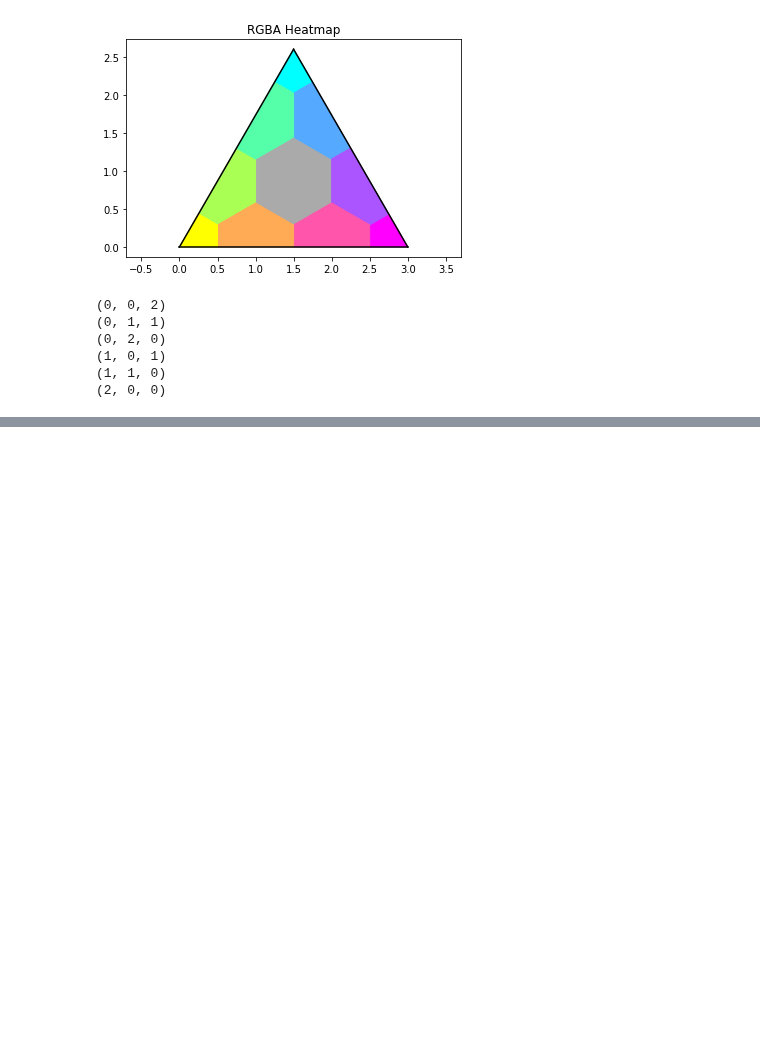
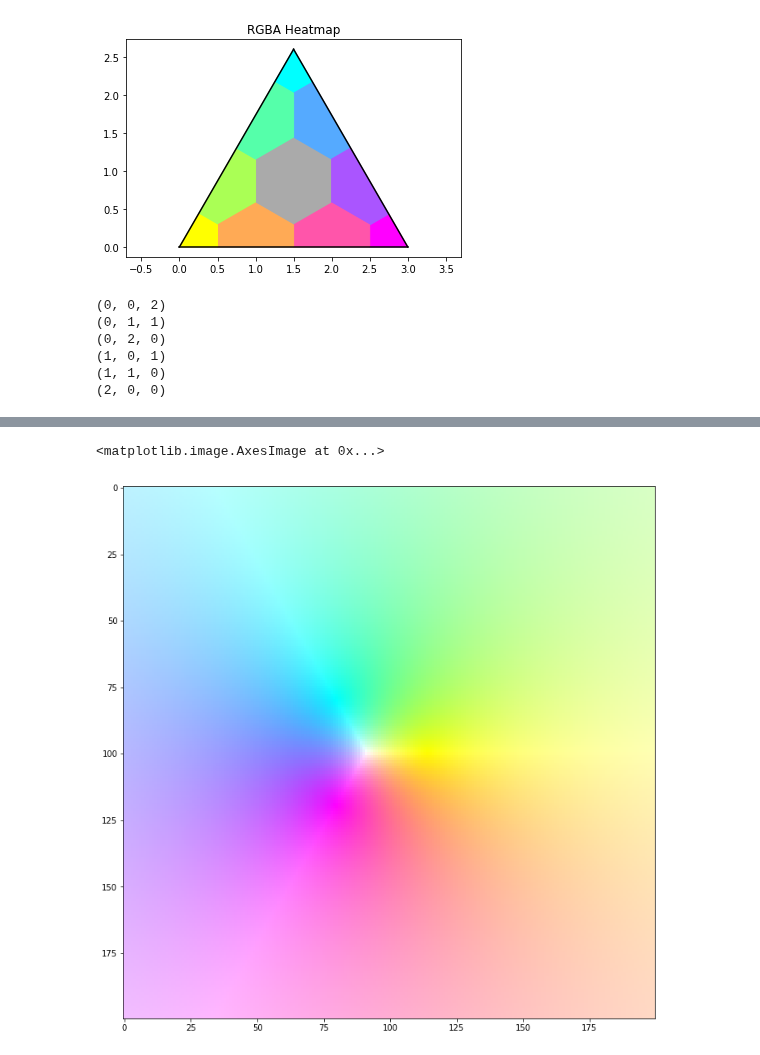
Before and after one commit to xdze2/xdze2.github.io-src, a Jupyter notebook: content/Diagramme_ternaire.ipynb, the cells around one changed output, grey strips where cells are left out. Cells and saved outputs as stored; diff of their text form; code cells hidden in the pictures; blank space fills up the shorter version.

```diff
--- a/content/Diagramme_ternaire.ipynb
+++ b/content/Diagramme_ternaire.ipynb
@@ -97,0 +128,24 @@ simplex_iterator?
+# %%
+X = np.linspace(-2, 3, 200)
+Y = np.linspace(-2, 3, 200)
+
+RGB = np.zeros((len(X), len(Y), 3))
+
+
+for i, x in enumerate(X):
+    for j, y in enumerate(Y):
+        Da = np.sqrt(  (x-ax)**2 + (y-ay)**2  )
+        Db = np.sqrt(  (x-bx)**2 + (y-by)**2  )
+        Dc = np.sqrt(  (x-cx)**2 + (y-cy)**2  )
+
+        Dabc = np.array([ Da, Db, Dc ])
+        # normalise
+        rgb = Dabc/ np.max(Dabc)
+
+        RGB[i, j, :] = rgb
+# %%
+plt.figure( figsize=(12, 12) )
+plt.imshow(RGB)
+# %% [output]
+<matplotlib.image.AxesImage at 0x...>
+[figure, added]
```
Also changed, not shown: parts of 6 cells of this notebook, 10 other files.
